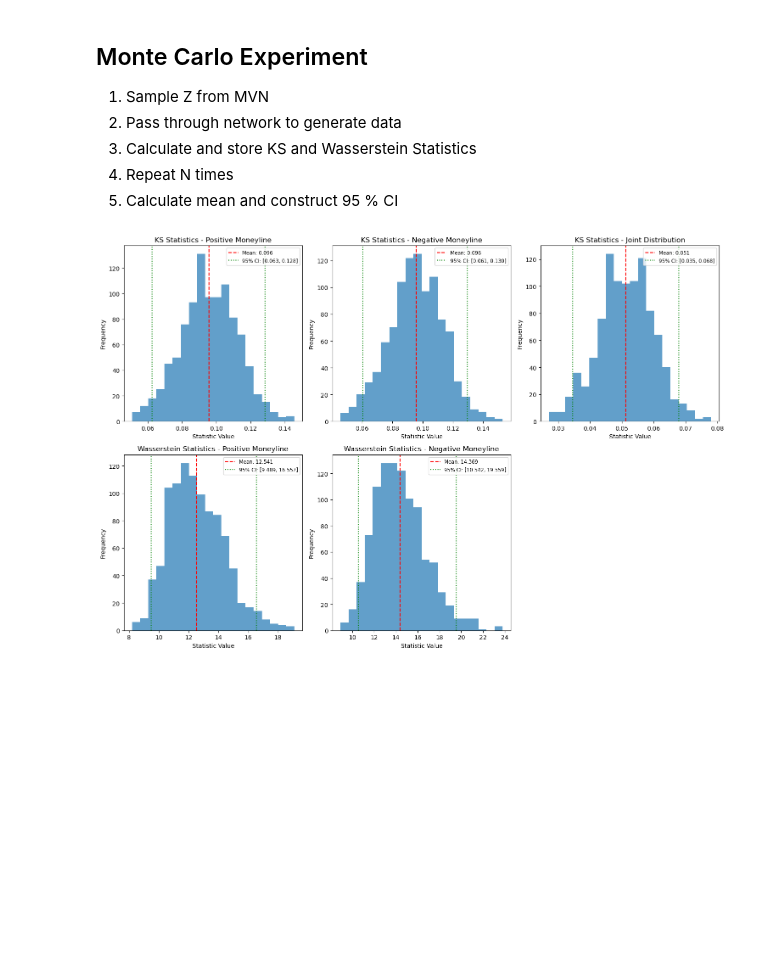
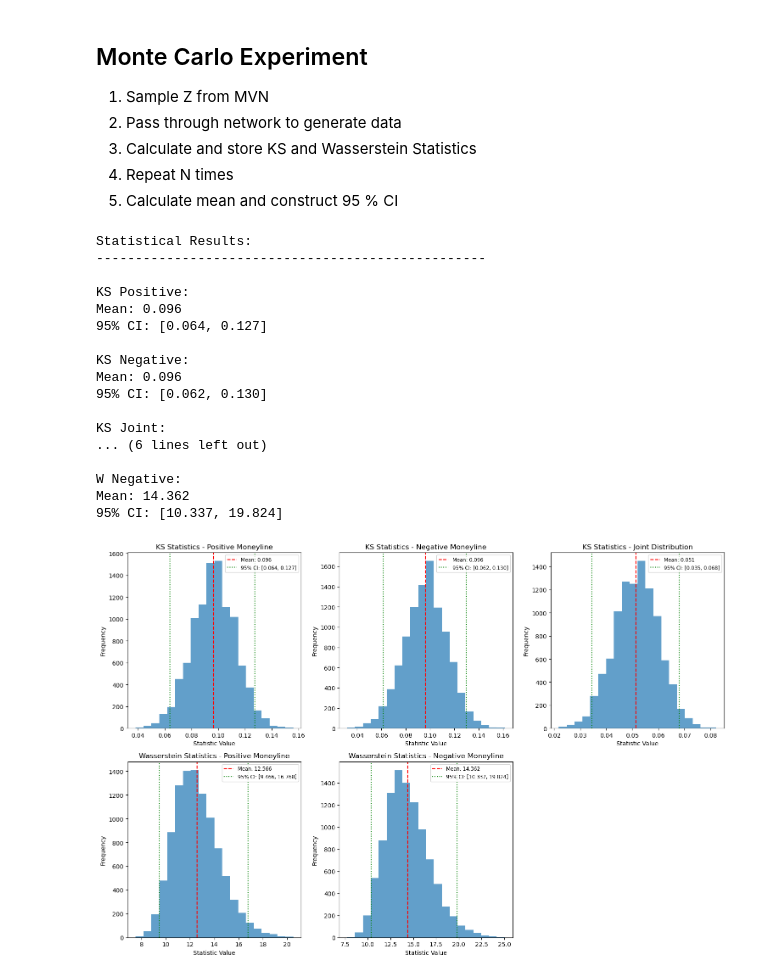
Before and after one commit to jakebirnbach/MoneyLineGANs, a Jupyter notebook: ML Models/WGAN_MonteCarlo.ipynb, the cells around one changed output. Cells and saved outputs as stored; diff of their text form; code cells hidden in the pictures; blank space fills up the shorter version.

```diff
--- a/ML Models/WGAN_MonteCarlo.ipynb
+++ b/ML Models/WGAN_MonteCarlo.ipynb
@@ -250,7 +250,7 @@ Negative Moneyline: 14.9791
 5. Calculate mean and construct 95 % CI
 # %%
 n_gen = len(real_data) # Number of generated samples
-N = 1000 # Number of Monte Carlo samples
+N = 10000 # Number of Monte Carlo samples
 
 # Initialize numpy arrays to store statistics
 KS_stats_pos = np.zeros(N)
@@ -293,31 +293,58 @@ stats = {
     'KS Joint': {'data': KS_stats_joint, 'title': 'KS Statistics - Joint Distribution'},
     'W Positive': {'data': W_stats_pos, 'title': 'Wasserstein Statistics - Positive Moneyline'},
     'W Negative': {'data': W_stats_neg, 'title': 'Wasserstein Statistics - Negative Moneyline'}
 }
+
+# Print statistics and confidence intervals
+print("\nStatistical Results:")
+print("-" * 50)
+for name, stat in stats.items():
+    ci = np.quantile(stat['data'], [lower_quantile, upper_quantile])
+    mean = np.mean(stat['data'])
+    print(f"\n{name}:")
+    print(f"Mean: {mean:.3f}")
+    print(f"95% CI: [{ci[0]:.3f}, {ci[1]:.3f}]")
 
 # Create a figure with 5 subplots
 plt.figure(figsize=(15, 10))
 
 # Plot each statistic with CI
 for i, (name, stat) in enumerate(stats.items(), 1):
     plt.subplot(2, 3, i)
     plt.hist(stat['data'], bins=20, alpha=0.7)
 
     # Calculate and plot confidence intervals
     ci = np.quantile(stat['data'], [lower_quantile, upper_quantile])
     mean = np.mean(stat['data'])
 
     # Add vertical lines for mean and CI
     plt.axvline(mean, color='r', linestyle='--', label=f'Mean: {mean:.3f}')
     plt.axvline(ci[0], color='g', linestyle=':', label=f'95% CI: [{ci[0]:.3f}, {ci[1]:.3f}]')
     plt.axvline(ci[1], color='g', linestyle=':')
 
     plt.title(stat['title'])
     plt.xlabel('Statistic Value')
     plt.ylabel('Frequency')
     plt.legend(fontsize='small')
 
 plt.tight_layout()
 plt.show()
 # %% [output]
+Statistical Results:
+--------------------------------------------------
+
+KS Positive:
+Mean: 0.096
+95% CI: [0.064, 0.127]
+
+KS Negative:
+Mean: 0.096
+95% CI: [0.062, 0.130]
+
+KS Joint:
+... (6 lines left out)
+
+W Negative:
+Mean: 14.362
+95% CI: [10.337, 19.824]
-[figure, old version]
+[figure, new version]
```
Also changed, not shown: parts of 1 cell of this notebook, 1 other file.
